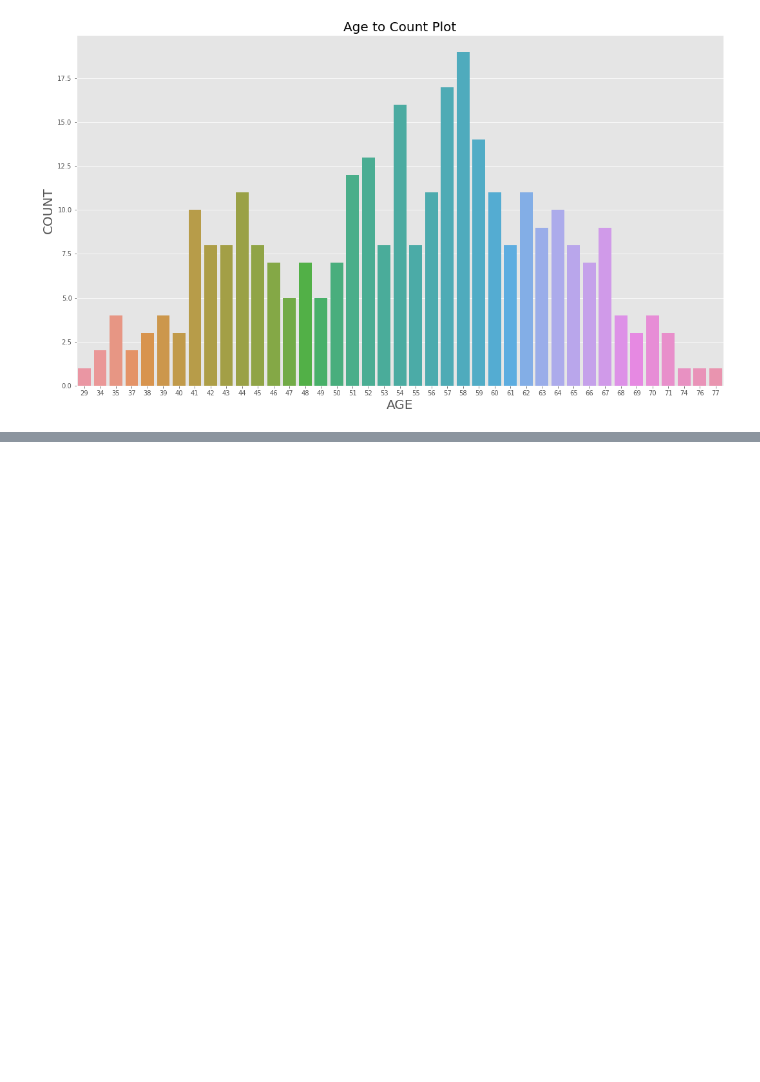
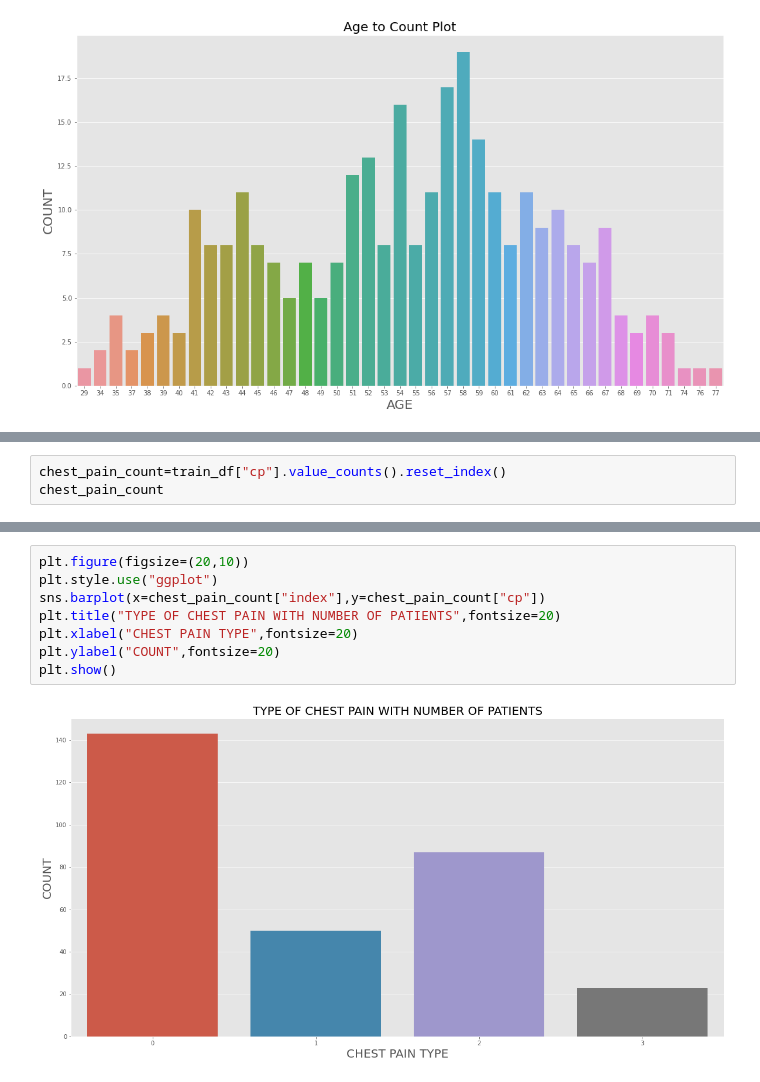
Before and after one commit to siddharthshenoy/heart, a Jupyter notebook: heartAttackPrediction.ipynb, the cells around one changed output, grey strips where cells are left out. Drawn from its saved outputs; the diff is of its cells as text; blank space fills up the shorter version.

```diff
--- a/heartAttackPrediction.ipynb
+++ b/heartAttackPrediction.ipynb
@@ -63,0 +77,3 @@ plt.show()
+# %%
+chest_pain_count=train_df["cp"].value_counts().reset_index()
+chest_pain_count
@@ -63,0 +86,10 @@ plt.show()
+# %%
+plt.figure(figsize=(20,10))
+plt.style.use("ggplot")
+sns.barplot(x=chest_pain_count["index"],y=chest_pain_count["cp"])
+plt.title("TYPE OF CHEST PAIN WITH NUMBER OF PATIENTS",fontsize=20)
+plt.xlabel("CHEST PAIN TYPE",fontsize=20)
+plt.ylabel("COUNT",fontsize=20)
+plt.show()
+# %% [output]
+[figure, added]
```
Also changed, not shown: parts of 7 cells of this notebook.
